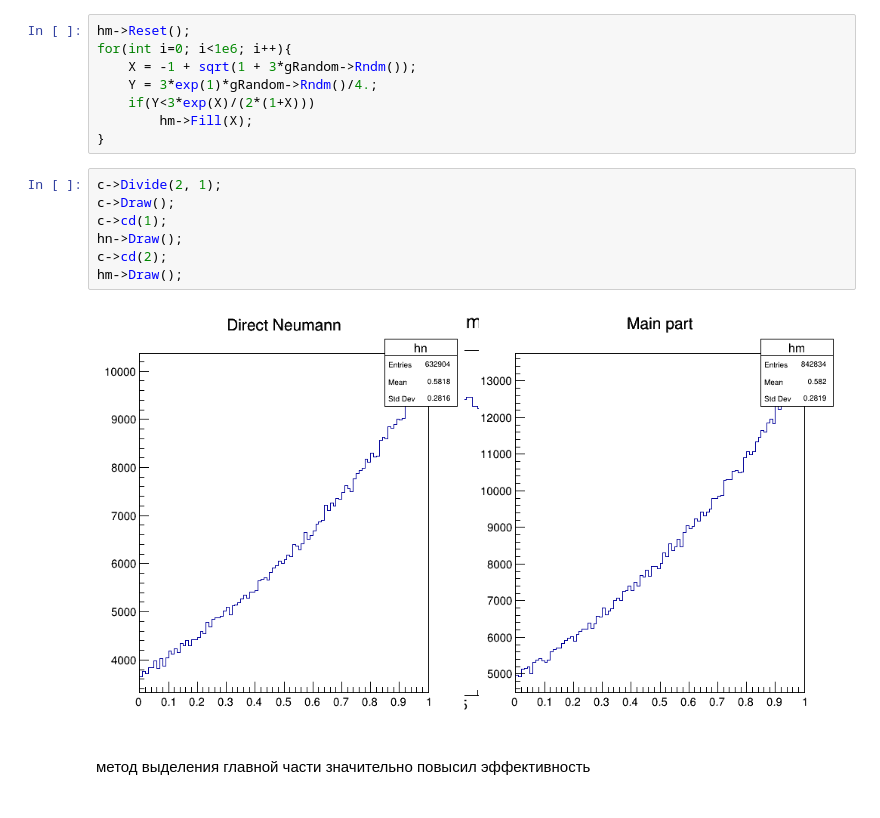
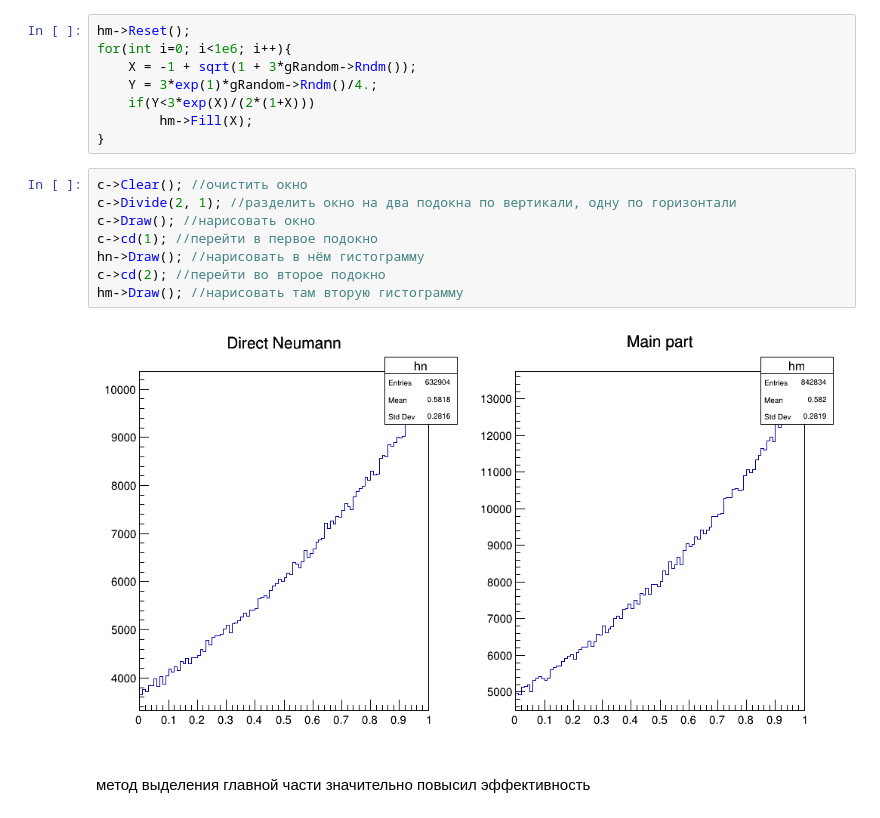
Before and after one commit to nikita-p/notebooks, a Jupyter notebook: lecture/Lecture.ipynb, the cells around one changed output. Saved outputs shown, nothing was run; the diff lists cells and outputs as text.

```diff
--- a/lecture/Lecture.ipynb
+++ b/lecture/Lecture.ipynb
@@ -208,13 +208,14 @@ for(int i=0; i<1e6; i++){
         hm->Fill(X);
 }
 # %%
-c->Divide(2, 1);
-c->Draw();
-c->cd(1);
-hn->Draw();
-c->cd(2);
-hm->Draw();
+c->Clear(); //очистить окно
+c->Divide(2, 1); //разделить окно на два подокна по вертикали, одну по горизонтали
+c->Draw(); //нарисовать окно
+c->cd(1); //перейти в первое подокно
+hn->Draw(); //нарисовать в нём гистограмму
+c->cd(2); //перейти во второе подокно
+hm->Draw(); //нарисовать там вторую гистограмму
 # %% [output]
-[figure, old version]
+[figure, new version]
 # %% [markdown]
 метод выделения главной части значительно повысил эффективность
```
